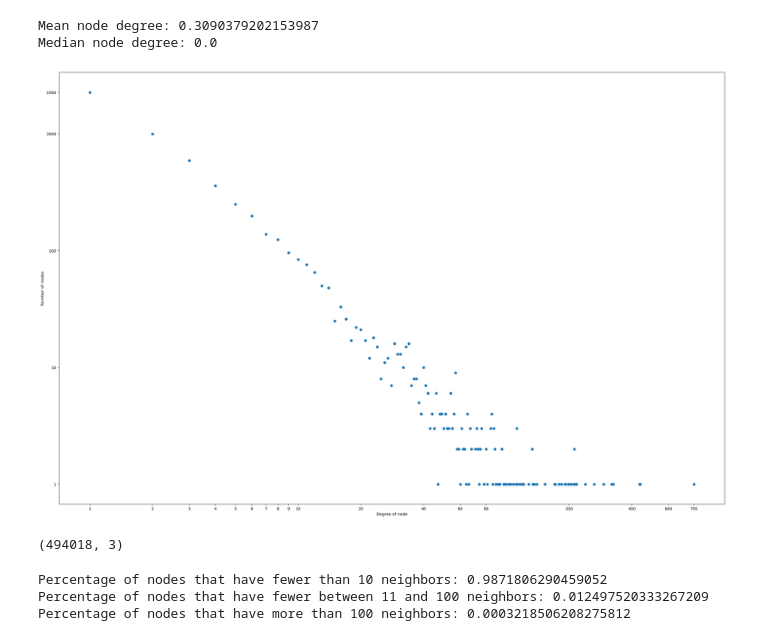
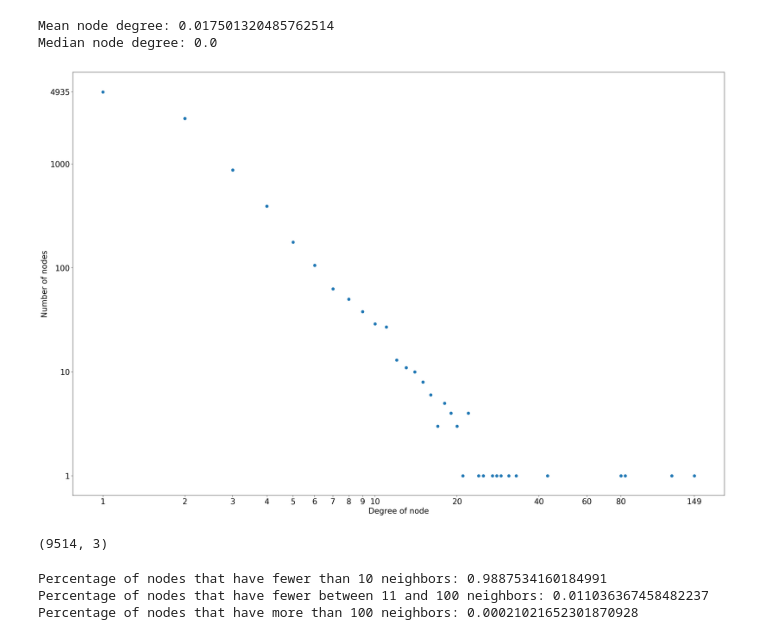
Before and after one commit to Snikanes/trans-clustering, a Jupyter notebook: visualize/Graph Analysis.ipynb, the cells around one changed output. Cells and saved outputs as stored; diff of their text form; code cells hidden in the pictures.

Commit message:
Forgot to push final changes to visualization

```diff
--- a/visualize/Graph Analysis.ipynb
+++ b/visualize/Graph Analysis.ipynb
@@ -8,15 +9,12 @@ import utils
 
 %config InlineBackend.figure_format = 'retina'
 # %%
-input_file = pd.read_csv('../graph/bitcoin-undirected.edgelist', header=0, sep=' ', names=['from', 'to'])
+input_file = pd.read_csv('../struc2vec/graph/telenor-undirected.edgelist', header=None, sep=' ', names=['from', 'to'])
+#input_file = pd.read_csv('../struc2vec/graph/bitcoin-undirected.edgelist', header=0, sep=' ', names=['from', 'to'])
 
-telenor_file = pd.read_csv('p2p_may.txt', header=0, sep='\t')
-telenor_file = telenor_file.rename(columns={"A": "from", "B": "to"})
-
-G_btc = nx.from_pandas_edgelist(input_file, 'from', 'to')
-G_telenor = nx.from_pandas_edgelist(telenor_file, 'from', 'to')
+G = nx.from_pandas_edgelist(input_file, 'from', 'to')
 # %%
-graph = G_btc
+graph = G
 
 ids, ccs, gammas, degrees = utils.extract_graph_info(graph)
 graph_df = pd.DataFrame({"Cluster Coefficient": ccs, "Gamma": gammas, "Node Degree": degrees}, index=ids)
@@ -23,34 +36,39 @@ graph_df = pd.DataFrame({"Cluster Coefficient": ccs, "Gamma": gammas, "Node Degr
 # %%
 #Stats for node degrees
 print("Mean node degree: {}".format(graph_df["Gamma"].mean()))
 print("Median node degree: {}".format(graph_df["Gamma"].median()))
 
+#print(graph_df)
+
 degrees = graph_df.groupby("Node Degree").count()
 
 plt.figure(figsize=(30,20))
-plt.scatter(np.log10(degrees.index.values), np.log10(degrees["Gamma"]))
+plt.scatter(np.log10(degrees.index.values), np.log10(degrees["Gamma"]), s=50)
 
 x_ticks = [0] + [np.log10(i) for i in range(1, 11)] + [np.log10(i) for i in range(20, 100, 20)] + [np.log10(i) for i in range(200, degrees.index.max(), 200)] + [np.log10(degrees.index.max())]
 y_ticks = [0, 1, 2, 3, np.log10(degrees["Gamma"].max())]
 
 plt.xticks(x_ticks, list(map(lambda tick: int(round(10**tick, 0)), x_ticks)))
 plt.yticks(y_ticks, list(map(lambda tick: int(round(10**tick, 0)), y_ticks)))
-plt.xlabel("Degree of node")
-plt.ylabel("Number of nodes")
-plt.savefig("img/degree_distribution.png", bbox_inches='tight')
+plt.tick_params(axis='both', which='major', labelsize=20)
+plt.tick_params(axis='both', which='minor', labelsize=20)
+
+plt.xlabel("Degree of node", fontsize=20)
+plt.ylabel("Number of nodes", fontsize=20)
+plt.savefig("img/degree_distribution_telenor.png", bbox_inches='tight')
 # %% [output]
-Mean node degree: 0.3090379202153987
+Mean node degree: 0.017501320485762514
 Median node degree: 0.0
-[figure, old version]
+[figure, new version]
 # %%
 print(graph_df.shape)
 # %% [output]
-(494018, 3)
+(9514, 3)
 # %%
 print("Percentage of nodes that have fewer than 10 neighbors: {}".format(graph_df[graph_df['Node Degree'] <= 10].shape[0] / graph_df.shape[0]))
 print("Percentage of nodes that have fewer between 11 and 100 neighbors: {}".format(graph_df[(graph_df['Node Degree'] > 10) & (graph_df['Node Degree'] <= 100)].shape[0] / graph_df.shape[0]))
 print("Percentage of nodes that have more than 100 neighbors: {}".format(graph_df[graph_df['Node Degree'] > 100].shape[0] / graph_df.shape[0]))
 # %% [output]
-Percentage of nodes that have fewer than 10 neighbors: 0.9871806290459052
-Percentage of nodes that have fewer between 11 and 100 neighbors: 0.012497520333267209
-Percentage of nodes that have more than 100 neighbors: 0.0003218506208275812
+Percentage of nodes that have fewer than 10 neighbors: 0.9887534160184991
+Percentage of nodes that have fewer between 11 and 100 neighbors: 0.011036367458482237
+Percentage of nodes that have more than 100 neighbors: 0.00021021652301870928
```
Also changed, not shown: parts of 3 cells of this notebook, 52 other files.
